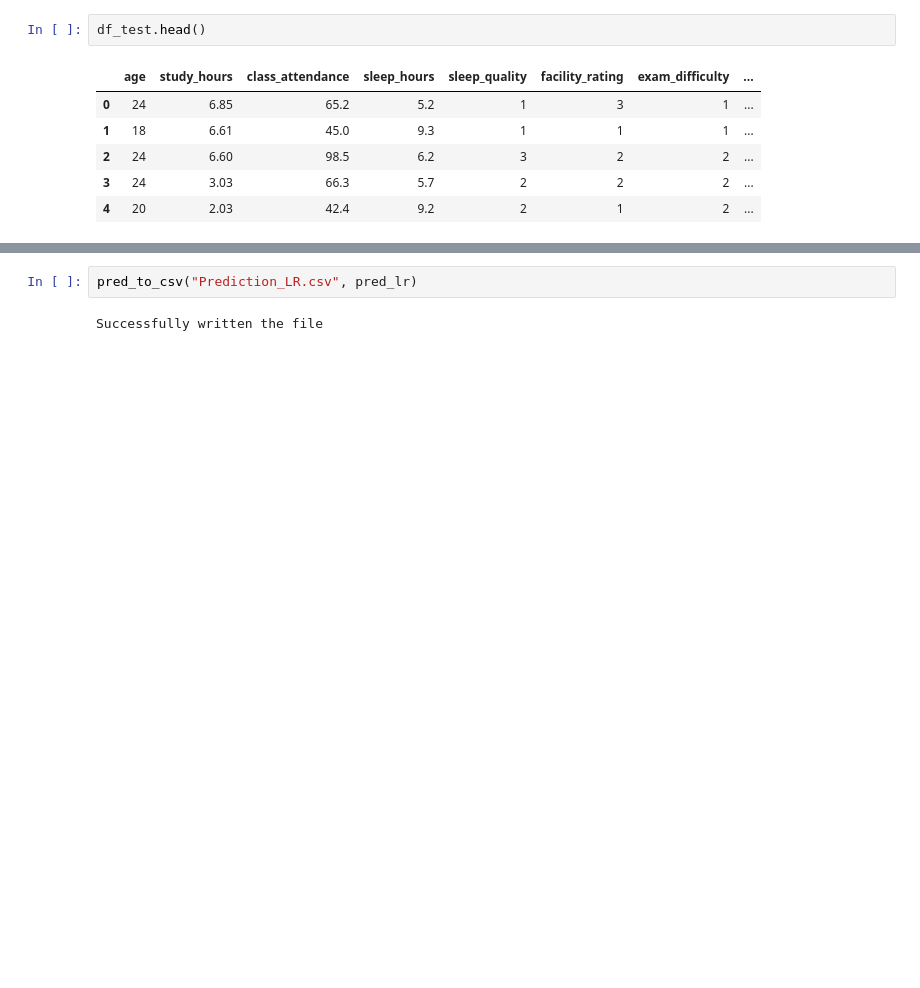
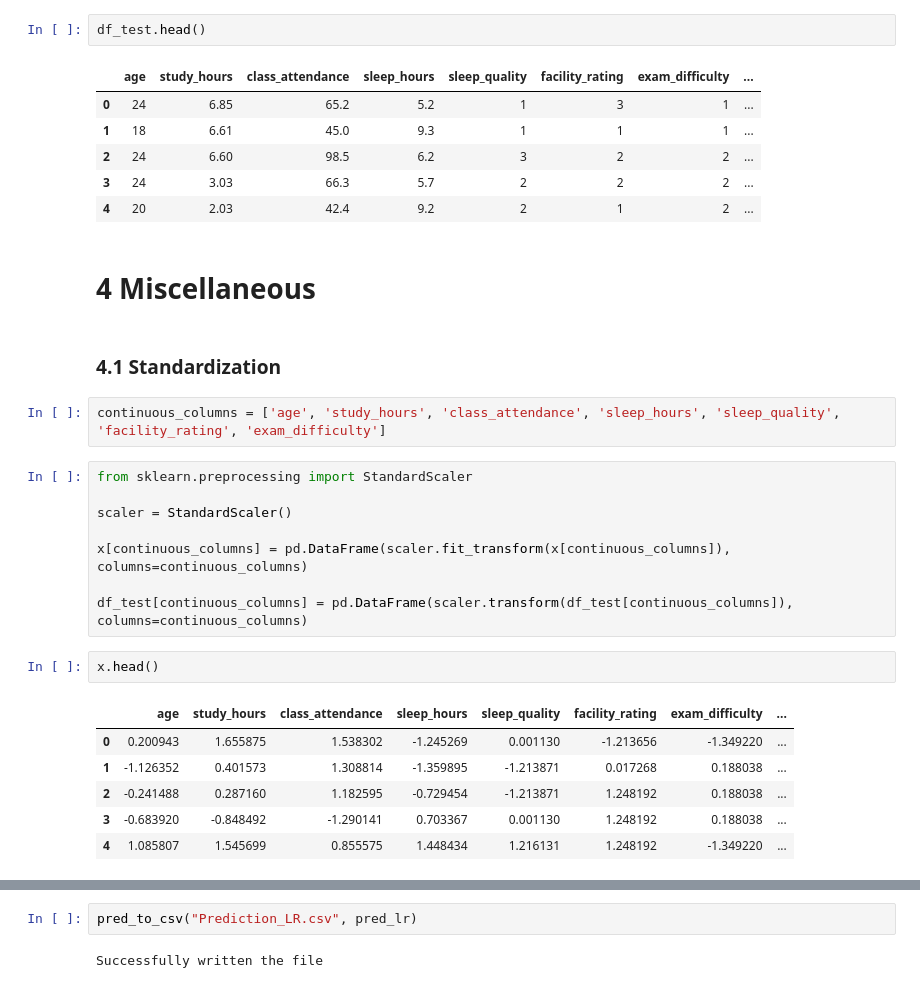
Before and after one commit to NithishaMarripelly/Kaggle_playground_S06_E01, a Jupyter notebook: Test_scores.ipynb, the cells around one changed output, grey strips where cells are left out. Drawn from its saved outputs; the diff is of its cells as text; blank space fills up the shorter version.

```diff
--- a/Test_scores.ipynb
+++ b/Test_scores.ipynb
@@ -173,3 +175,26 @@ df_test.head()
 | 2 | 24 | 6.60 | 98.5 | 6.2 | 3 | 2 | 2 | ... |
 | 3 | 24 | 3.03 | 66.3 | 5.7 | 2 | 2 | 2 | ... |
 | 4 | 20 | 2.03 | 42.4 | 9.2 | 2 | 1 | 2 | ... |
+# %% [markdown]
+# 4 Miscellaneous
+# %% [markdown]
+### 4.1 Standardization
+# %%
+continuous_columns = ['age', 'study_hours', 'class_attendance', 'sleep_hours', 'sleep_quality', 'facility_rating', 'exam_difficulty']
+# %%
+from sklearn.preprocessing import StandardScaler
+
+scaler = StandardScaler()
+
+x[continuous_columns] = pd.DataFrame(scaler.fit_transform(x[continuous_columns]), columns=continuous_columns)
+
+df_test[continuous_columns] = pd.DataFrame(scaler.transform(df_test[continuous_columns]), columns=continuous_columns)
+# %%
+x.head()
+# %% [output]
+|  | age | study_hours | class_attendance | sleep_hours | sleep_quality | facility_rating | exam_difficulty | ... |
+| 0 | 0.200943 | 1.655875 | 1.538302 | -1.245269 | 0.001130 | -1.213656 | -1.349220 | ... |
+| 1 | -1.126352 | 0.401573 | 1.308814 | -1.359895 | -1.213871 | 0.017268 | 0.188038 | ... |
+| 2 | -0.241488 | 0.287160 | 1.182595 | -0.729454 | -1.213871 | 1.248192 | 0.188038 | ... |
+| 3 | -0.683920 | -0.848492 | -1.290141 | 0.703367 | 0.001130 | 1.248192 | 0.188038 | ... |
+| 4 | 1.085807 | 1.545699 | 0.855575 | 1.448434 | 1.216131 | 1.248192 | -1.349220 | ... |
```
Also changed, not shown: parts of 29 cells of this notebook.
